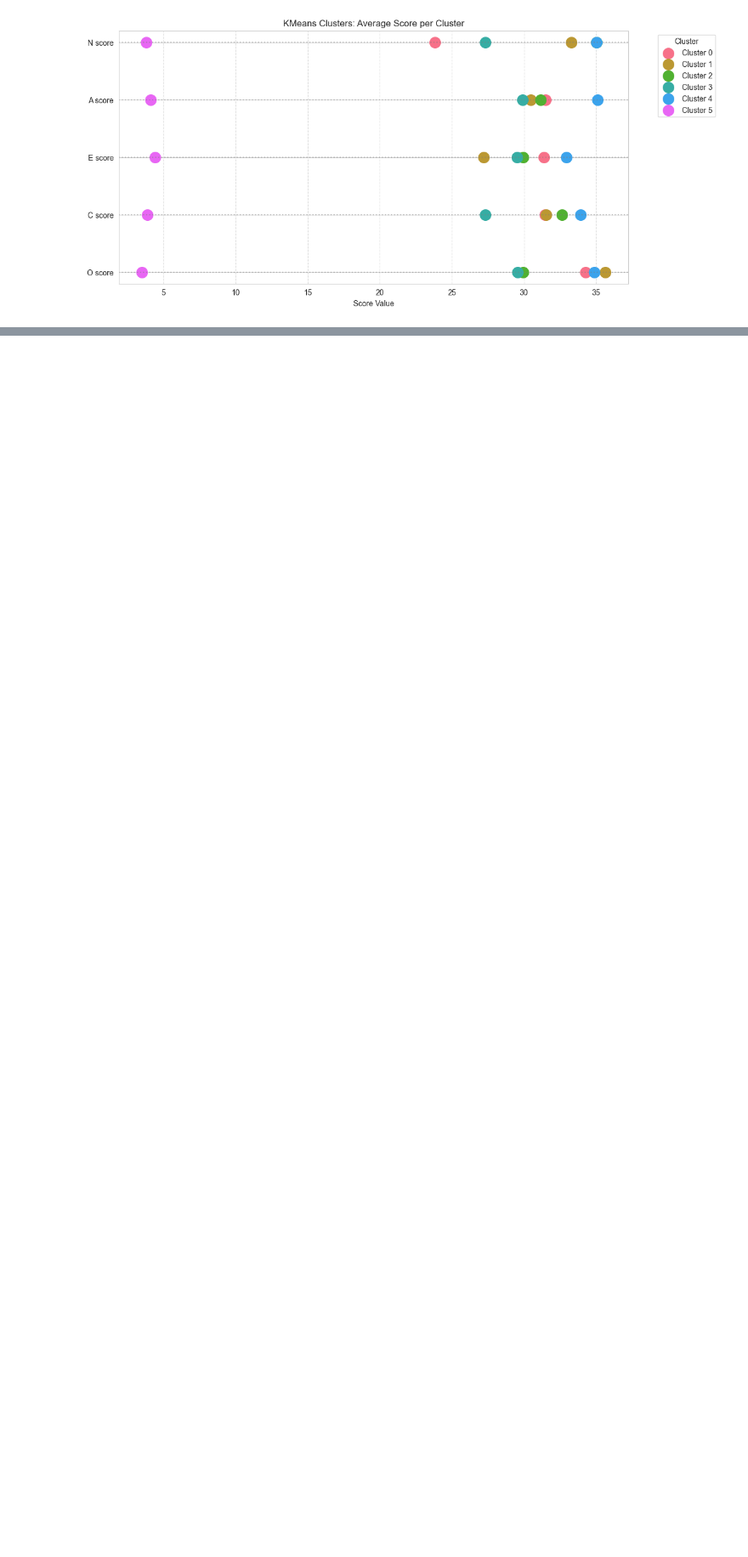
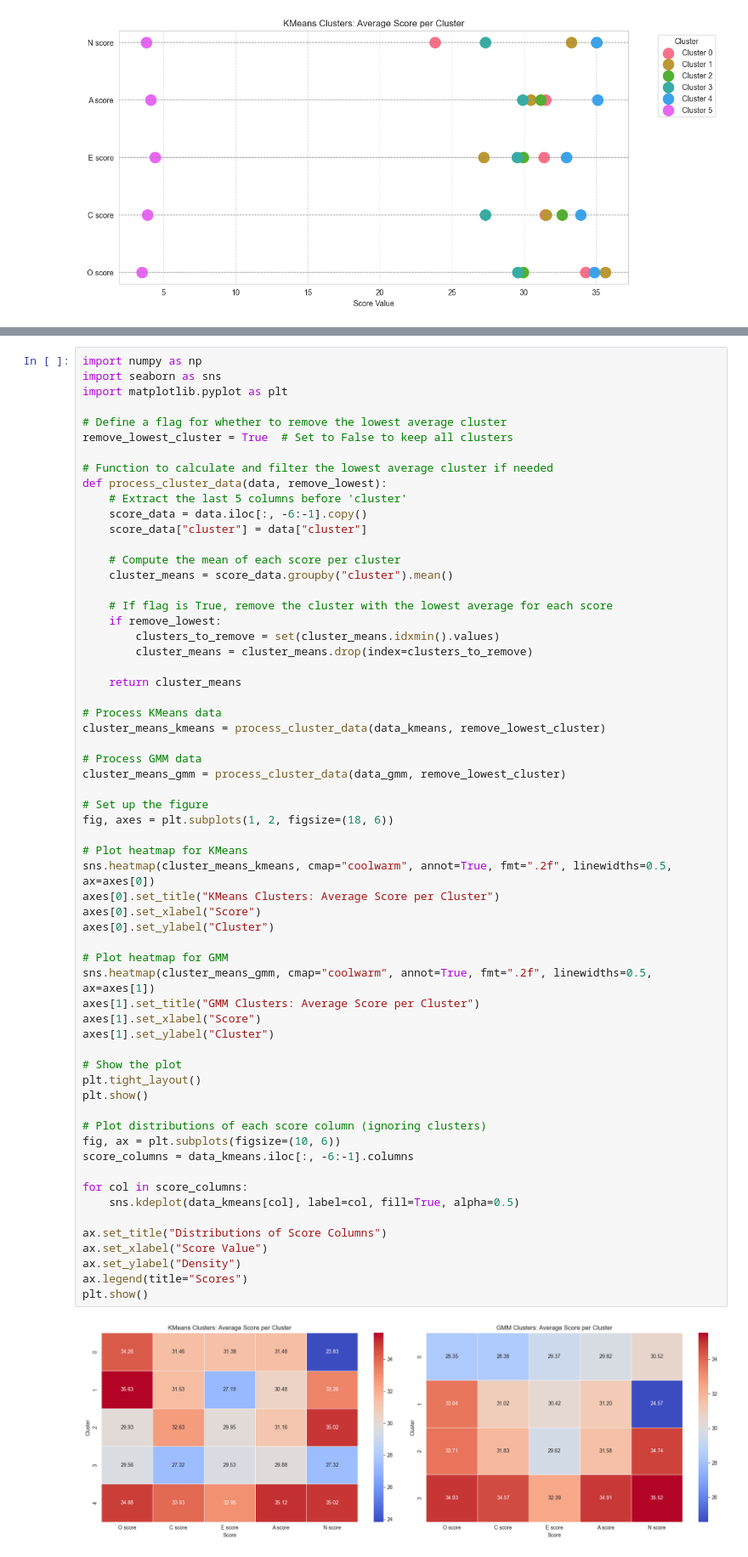
Before and after one commit to jbmages/capstone-project, a Jupyter notebook: notebooks/clustering_2.ipynb, the cells around one changed output, grey strips where cells are left out. Shown: that part at 85% size. Saved outputs shown, nothing was run; the diff lists cells and outputs as text; blank space fills up the shorter version.

```diff
--- a/notebooks/clustering_2.ipynb
+++ b/notebooks/clustering_2.ipynb
@@ -159,0 +230,63 @@ plt.show()
+# %%
+import numpy as np
+import seaborn as sns
+import matplotlib.pyplot as plt
+
+# Define a flag for whether to remove the lowest average cluster
+remove_lowest_cluster = True  # Set to False to keep all clusters
+
+# Function to calculate and filter the lowest average cluster if needed
+def process_cluster_data(data, remove_lowest):
+    # Extract the last 5 columns before 'cluster'
+    score_data = data.iloc[:, -6:-1].copy()
+    score_data["cluster"] = data["cluster"]
+
+    # Compute the mean of each score per cluster
+    cluster_means = score_data.groupby("cluster").mean()
+
+    # If flag is True, remove the cluster with the lowest average for each score
+    if remove_lowest:
+        clusters_to_remove = set(cluster_means.idxmin().values)
+        cluster_means = cluster_means.drop(index=clusters_to_remove)
+
+    return cluster_means
+
+# Process KMeans data
+cluster_means_kmeans = process_cluster_data(data_kmeans, remove_lowest_cluster)
+
+# Process GMM data
+cluster_means_gmm = process_cluster_data(data_gmm, remove_lowest_cluster)
+
+# Set up the figure
+fig, axes = plt.subplots(1, 2, figsize=(18, 6))
+
+# Plot heatmap for KMeans
+sns.heatmap(cluster_means_kmeans, cmap="coolwarm", annot=True, fmt=".2f", linewidths=0.5, ax=axes[0])
+axes[0].set_title("KMeans Clusters: Average Score per Cluster")
+axes[0].set_xlabel("Score")
+axes[0].set_ylabel("Cluster")
+
+# Plot heatmap for GMM
+sns.heatmap(cluster_means_gmm, cmap="coolwarm", annot=True, fmt=".2f", linewidths=0.5, ax=axes[1])
+axes[1].set_title("GMM Clusters: Average Score per Cluster")
+axes[1].set_xlabel("Score")
+axes[1].set_ylabel("Cluster")
+
+# Show the plot
+plt.tight_layout()
+plt.show()
+
+# Plot distributions of each score column (ignoring clusters)
+fig, ax = plt.subplots(figsize=(10, 6))
+score_columns = data_kmeans.iloc[:, -6:-1].columns
+
+for col in score_columns:
+    sns.kdeplot(data_kmeans[col], label=col, fill=True, alpha=0.5)
+
+ax.set_title("Distributions of Score Columns")
+ax.set_xlabel("Score Value")
+ax.set_ylabel("Density")
+ax.legend(title="Scores")
+plt.show()
+# %% [output]
+[figure, added]
```
Also changed, not shown: parts of 3 cells of this notebook.
